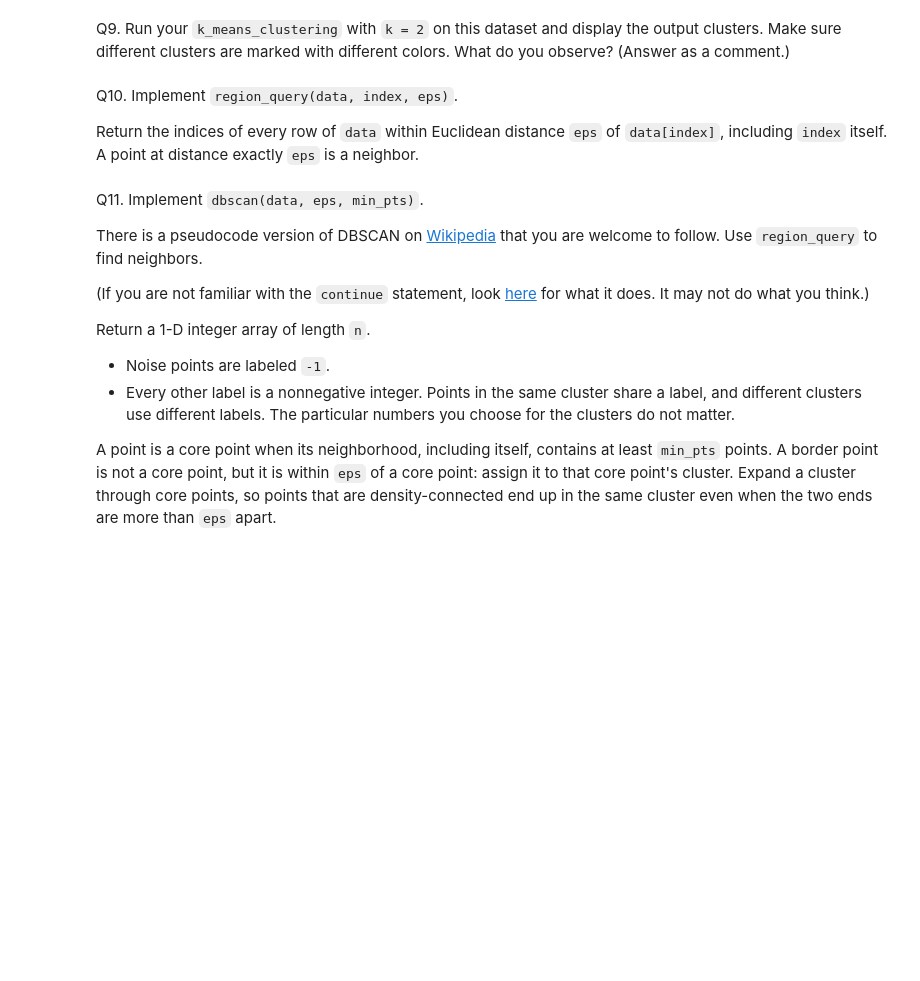
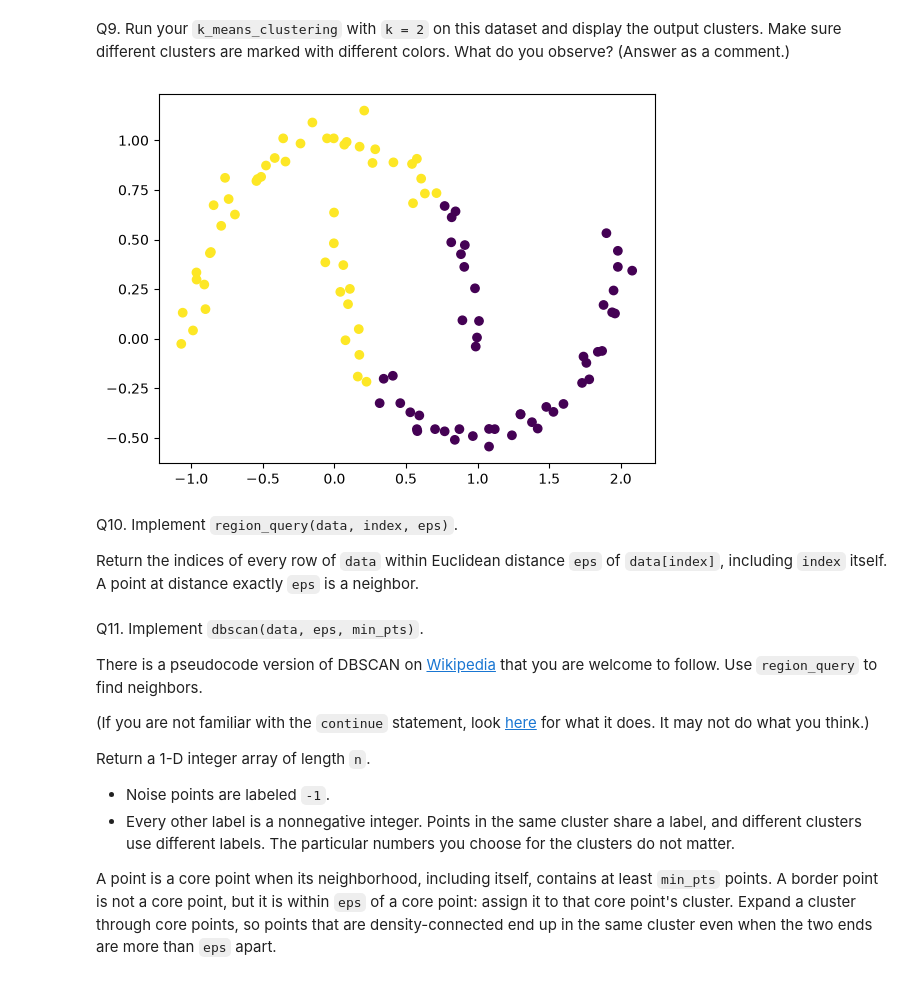
Before and after one commit to sajyra/ml_hw5, a Jupyter notebook: Assignment5.ipynb, the cells around one changed output. Cells and saved outputs as stored; diff of their text form; code cells hidden in the pictures; blank space fills up the shorter version.

```diff
--- a/Assignment5.ipynb
+++ b/Assignment5.ipynb
@@ -196,3 +197,13 @@ Q9. Run your `k_means_clustering` with `k = 2` on this dataset and display the o
+# %%
+# your code goes here
+mu, labels = k_means_clustering(data, 2)
+plt.scatter(data[:,0],data[:,1], c=labels, cmap='viridis')
+plt.show()
+
+# The clusters are supposed to be two distinct U-shapes. However, the k-means clustering seems to have combined parts of one cluster with
+# another.
+# %% [output]
+[figure, added]
 # %% [markdown]
 Q10. Implement `region_query(data, index, eps)`.
 
```
Also changed, not shown: parts of 8 cells of this notebook.
